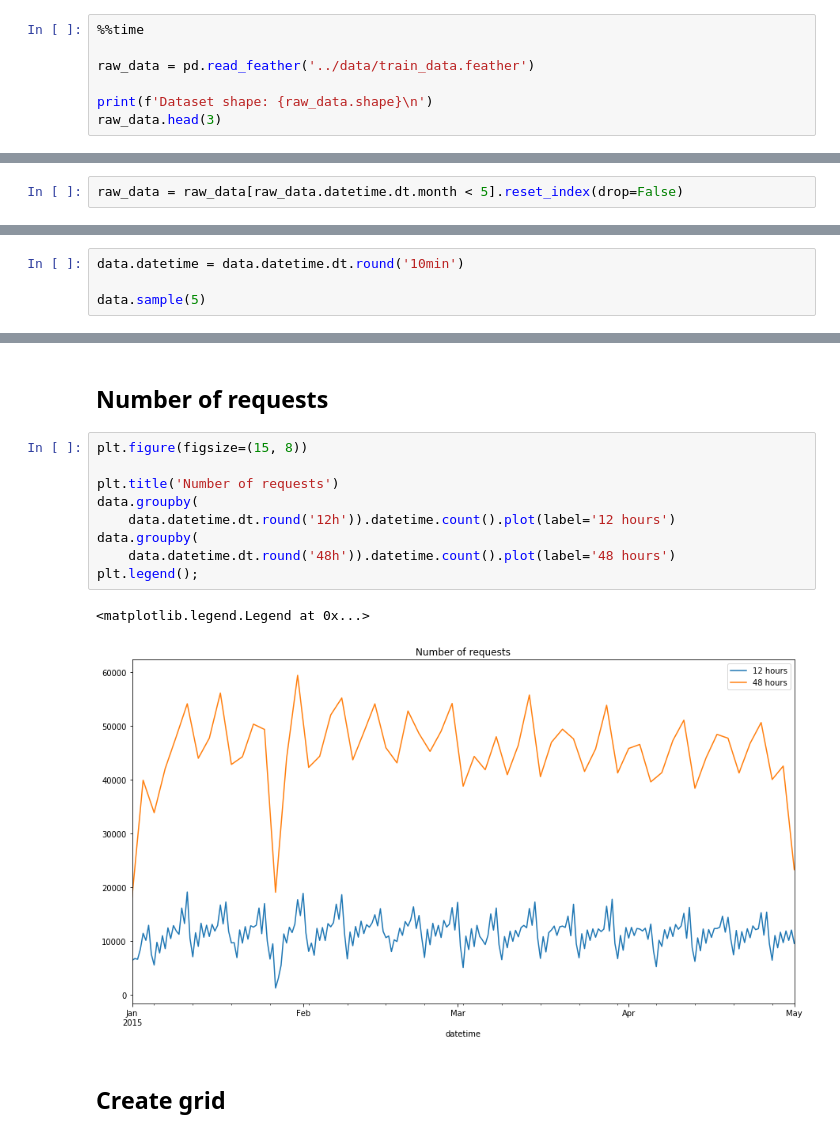
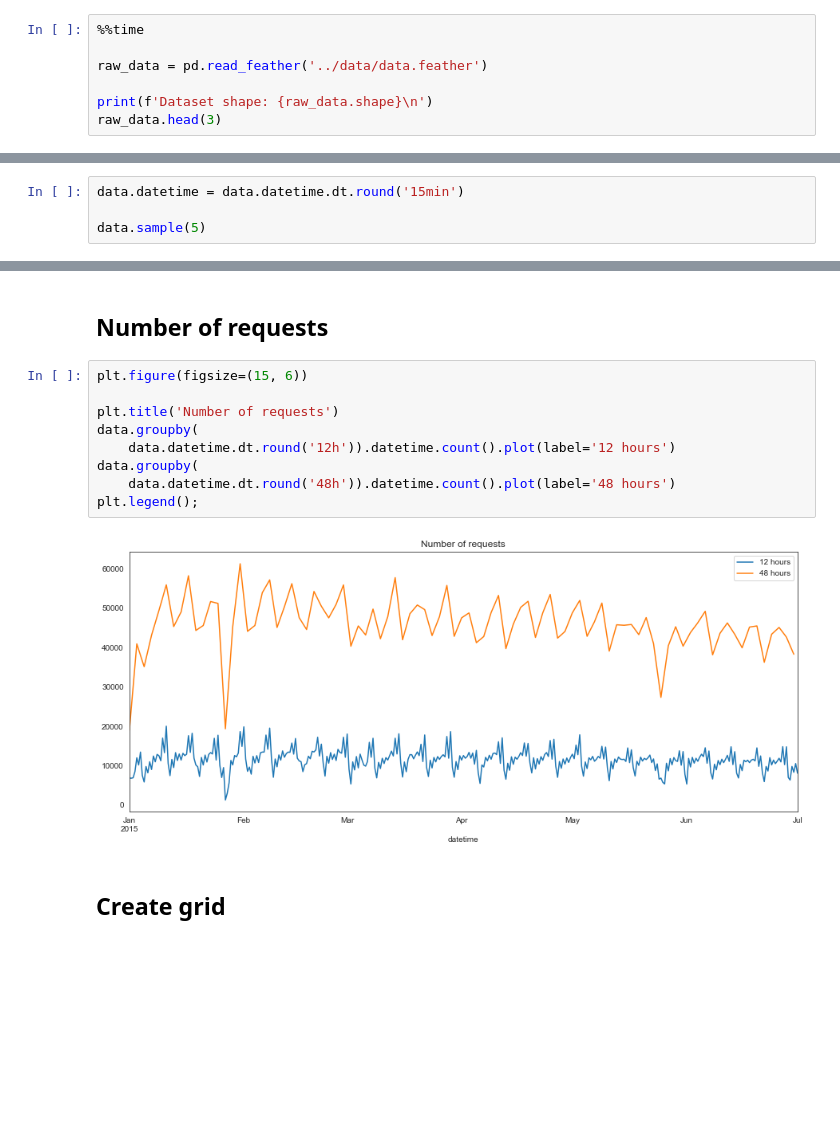
Before and after one commit to sash-ko/ai-transportation, a Jupyter notebook: cnn_demand_model/Baselines.ipynb, the cells around one changed output, grey strips where cells are left out. Saved outputs shown, nothing was run; the diff lists cells and outputs as text; blank space fills up the shorter version.

```diff
--- a/cnn_demand_model/Baselines.ipynb
+++ b/cnn_demand_model/Baselines.ipynb
@@ -23,7 +34,7 @@ import seaborn as sns
 # %%
 %%time
 
-raw_data = pd.read_feather('../data/train_data.feather')
+raw_data = pd.read_feather('../data/data.feather')
 
 print(f'Dataset shape: {raw_data.shape}\n')
 raw_data.head(3)
@@ -59,3 +72 @@ datetime
 Name: datetime, dtype: int64
-# %%
-raw_data = raw_data[raw_data.datetime.dt.month < 5].reset_index(drop=False)
@@ -95,7 +129,7 @@ Name: datetime, dtype: float64
 # %% [markdown]
 ## Round time
 # %%
-data.datetime = data.datetime.dt.round('10min')
+data.datetime = data.datetime.dt.round('15min')
 
 data.sample(5)
 # %% [output]
@@ -119,17 +153,16 @@ plt.ylabel('lat');
 # %% [markdown]
 ## Number of requests
 # %%
-plt.figure(figsize=(15, 8))
+plt.figure(figsize=(15, 6))
 
 plt.title('Number of requests')
 data.groupby(
     data.datetime.dt.round('12h')).datetime.count().plot(label='12 hours')
 data.groupby(
     data.datetime.dt.round('48h')).datetime.count().plot(label='48 hours')
 plt.legend();
 # %% [output]
-<matplotlib.legend.Legend at 0x...>
-[figure, old version]
+[figure, new version]
 # %% [markdown]
 ## Create grid
 # %% [markdown]
```
Also changed, not shown: parts of 36 cells of this notebook.
